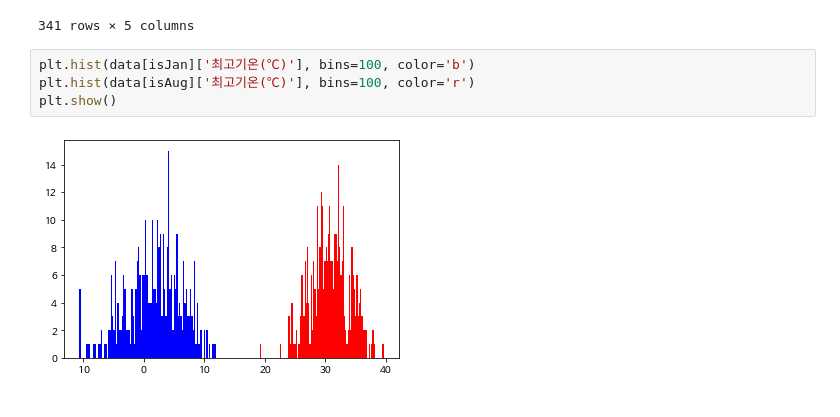
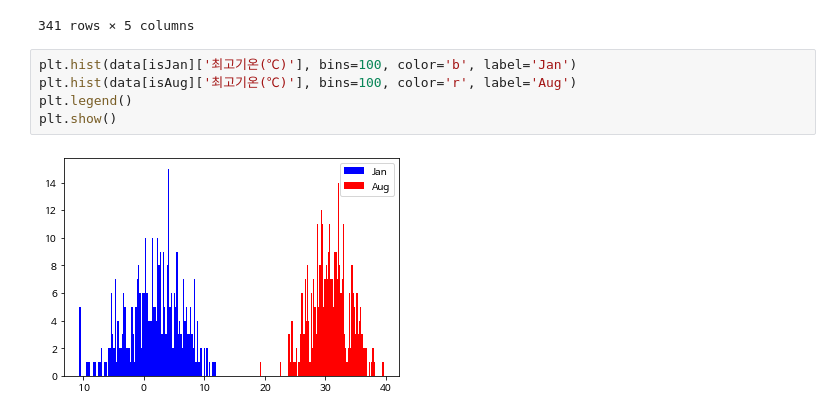
Before and after one commit to estry/OpenSrcSW, a Jupyter notebook: week13.ipynb, the cells around one changed output. Saved outputs shown, nothing was run; the diff lists cells and outputs as text.

```diff
--- a/week13.ipynb
+++ b/week13.ipynb
@@ -99,8 +99,9 @@ data[isJan]
 | 3682 | 2020-01-31 | 108 | 3.9 | 1.4 | 8.9 |
 341 rows × 5 columns
 # %%
-plt.hist(data[isJan]['최고기온(℃)'], bins=100, color='b')
-plt.hist(data[isAug]['최고기온(℃)'], bins=100, color='r')
+plt.hist(data[isJan]['최고기온(℃)'], bins=100, color='b', label='Jan')
+plt.hist(data[isAug]['최고기온(℃)'], bins=100, color='r', label='Aug')
+plt.legend()
 plt.show()
 # %% [output]
-[figure, old version]
+[figure, new version]
```
